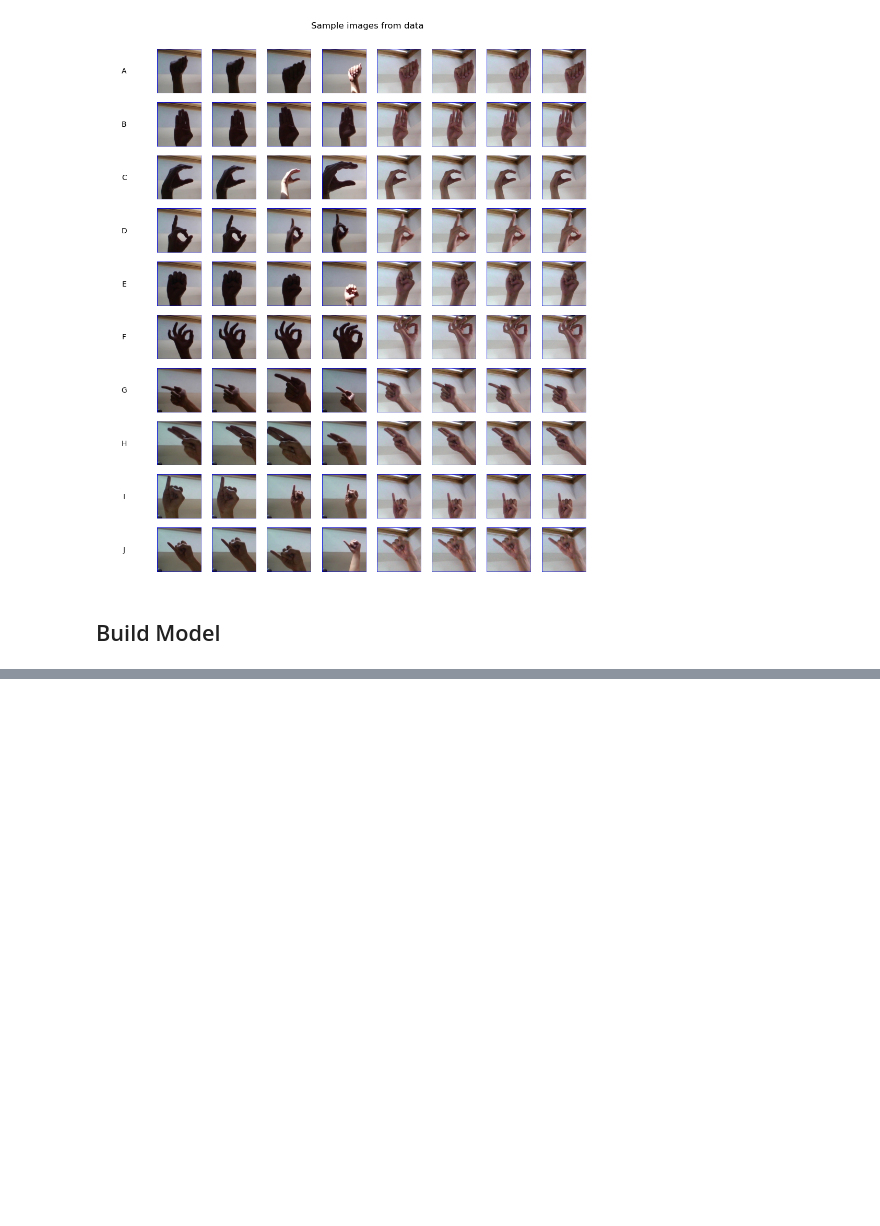
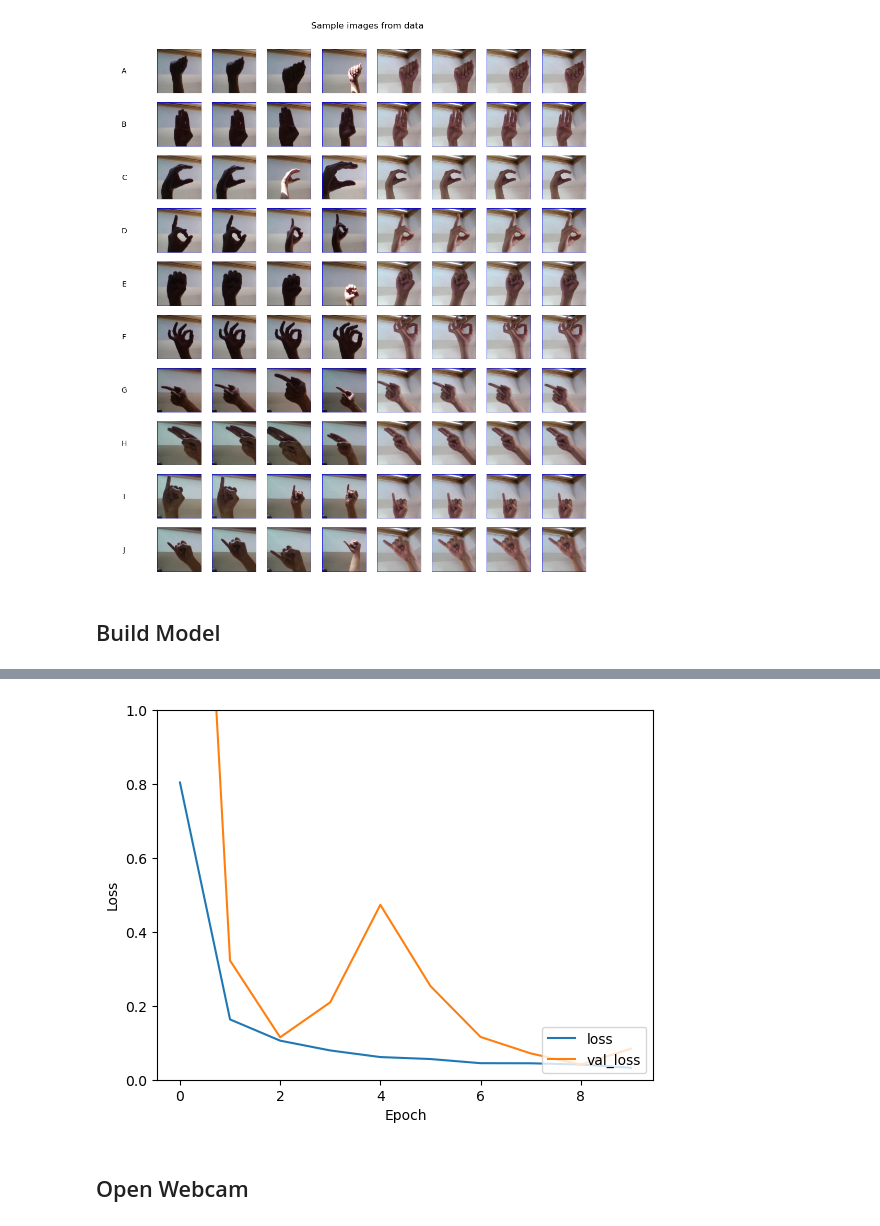
Before and after one commit to JSakuraa/CSEFinal, a Jupyter notebook: train_model.ipynb, the cells around one changed output, grey strips where cells are left out. Drawn from its saved outputs; the diff is of its cells as text; code cells hidden in the pictures; blank space fills up the shorter version.

```diff
--- a/train_model.ipynb
+++ b/train_model.ipynb
@@ -166,0 +198,12 @@ history = model.fit(train_generator, validation_data=val_generator, epochs=50)
+# %%
+import matplotlib.pyplot as plt
+
+plt.plot(history.history['loss'], label='loss')
+plt.plot(history.history['val_loss'], label = 'val_loss')
+plt.xlabel('Epoch')
+plt.ylabel('Loss')
+plt.ylim([0, 1])
+plt.legend(loc='lower right')
+
+test_loss, test_acc = scratch_model.evaluate(test_generator, verbose=2)
+# %% [output]
@@ -166,0 +211,3 @@ history = model.fit(train_generator, validation_data=val_generator, epochs=50)
+[figure, added]
+# %% [markdown]
+## Open Webcam
```
Also changed, not shown: parts of 7 cells of this notebook, 4 other files.
